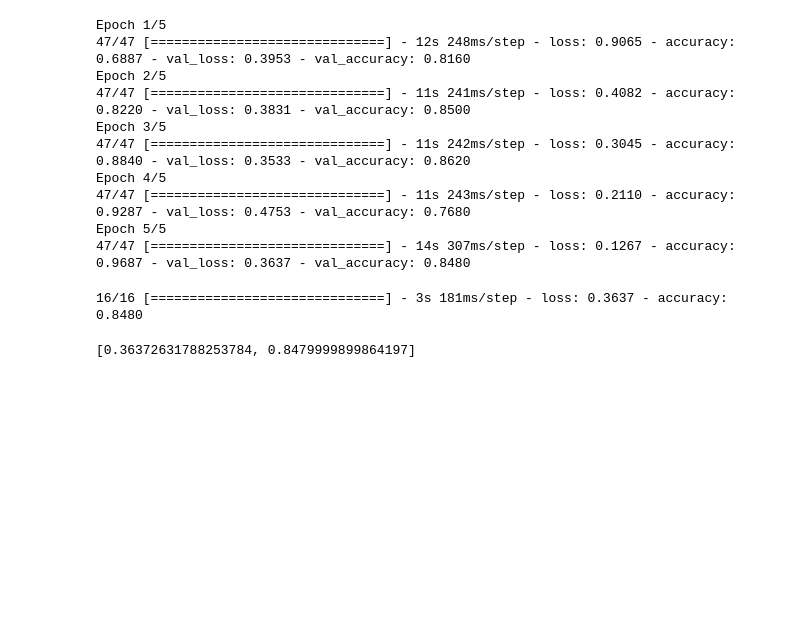
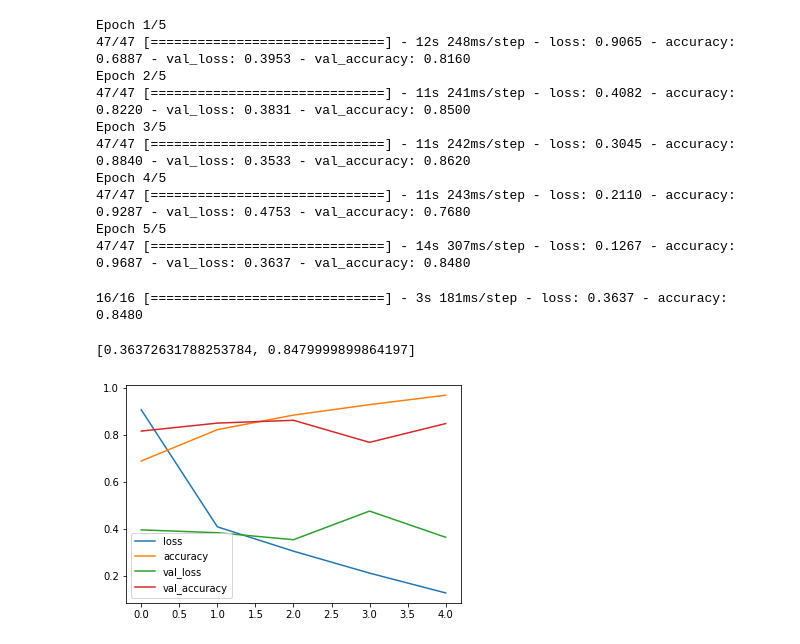
Before and after one commit to hiydavid/tfdev-learning, a Jupyter notebook: ZTM/notebooks/tfdev_03_computer_vision_convolutional_neural_networks.ipynb, the cells around one changed output. Cells and saved outputs as stored; diff of their text form; code cells hidden in the pictures; blank space fills up the shorter version.

```diff
--- a/ZTM/notebooks/tfdev_03_computer_vision_convolutional_neural_networks.ipynb
+++ b/ZTM/notebooks/tfdev_03_computer_vision_convolutional_neural_networks.ipynb
@@ -340,3 +340,9 @@ model_1.evaluate(test_data)
 # %% [output]
 16/16 [==============================] - 3s 181ms/step - loss: 0.3637 - accuracy: 0.8480
 [0.36372631788253784, 0.8479999899864197]
+# %%
+# plot history
+pd.DataFrame(hist_1.history).plot()
+plt.show()
+# %% [output]
+[figure, added]
```
Also changed, not shown: parts of 2 cells of this notebook.
